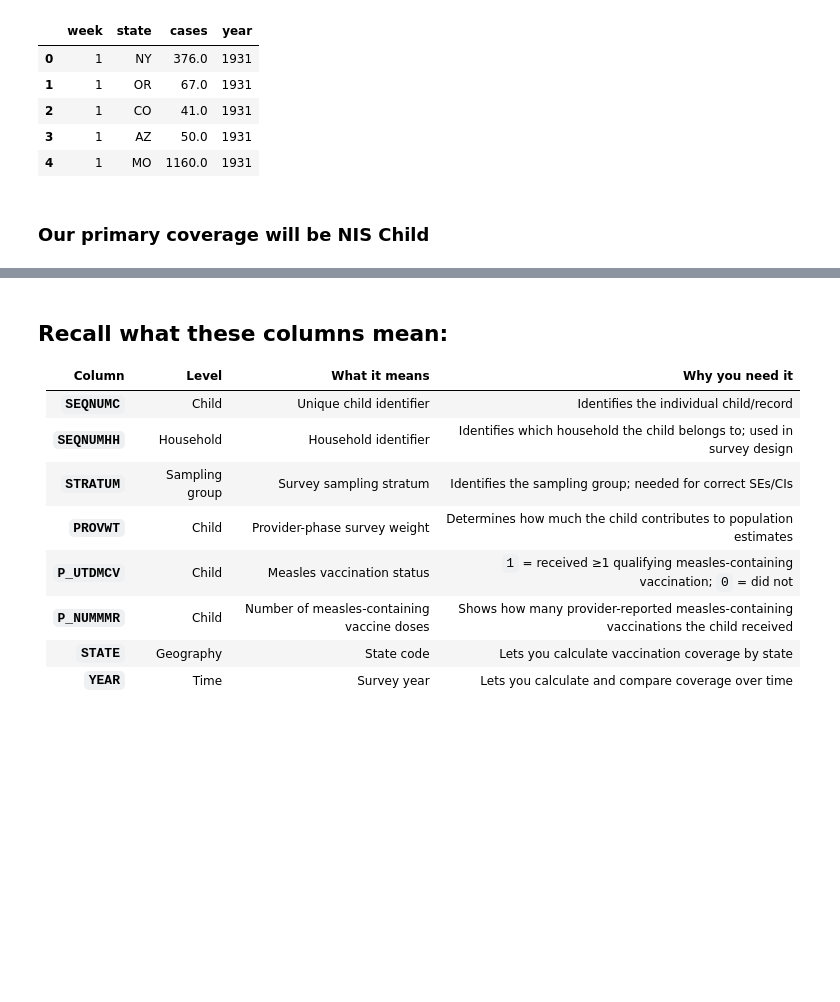
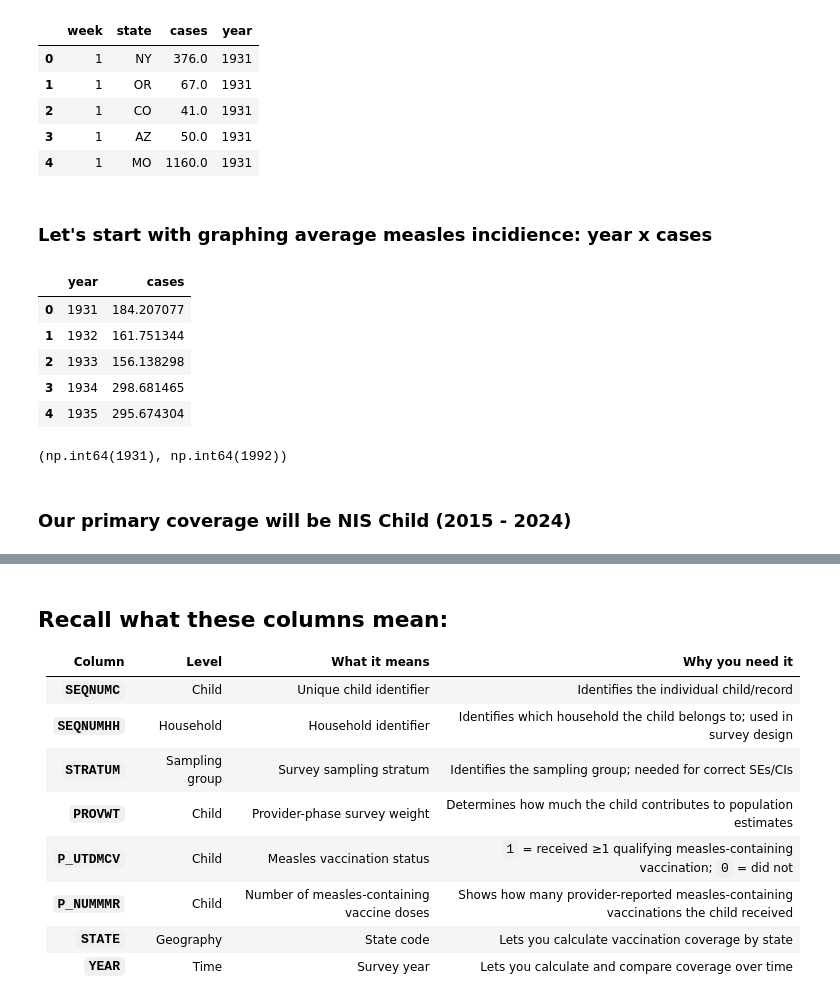
Before and after one commit to FusRaDa/biot670i_capstone_vaccination_project, a Jupyter notebook: rada_notebooks/04_measles_coverage_v_incidence.ipynb, the cells around one changed output, grey strips where cells are left out. Saved outputs shown, nothing was run; the diff lists cells and outputs as text; code cells hidden in the pictures; blank space fills up the shorter version.

```diff
--- a/rada_notebooks/04_measles_coverage_v_incidence.ipynb
+++ b/rada_notebooks/04_measles_coverage_v_incidence.ipynb
@@ -19,3 +19,19 @@ tycho_incidents_df.head()
 | 2 | 1 | CO | 41.0 | 1931 |
 | 3 | 1 | AZ | 50.0 | 1931 |
 | 4 | 1 | MO | 1160.0 | 1931 |
+# %% [markdown]
+### Let's start with graphing average measles incidience: year x cases
+# %%
+year_cases_nis_df = tycho_incidents_df.groupby(by='year')['cases'].mean().reset_index()
+year_cases_nis_df.head()
+# %% [output]
+|  | year | cases |
+| 0 | 1931 | 184.207077 |
+| 1 | 1932 | 161.751344 |
+| 2 | 1933 | 156.138298 |
+| 3 | 1934 | 298.681465 |
+| 4 | 1935 | 295.674304 |
+# %%
+year_cases_nis_df['year'].min(), year_cases_nis_df['year'].max()
+# %% [output]
+(np.int64(1931), np.int64(1992))
@@ -22,5 +55,5 @@ tycho_incidents_df.head()
 # %% [markdown]
-### Our primary coverage will be NIS Child
+### Our primary coverage will be NIS Child (2015 - 2024)
 # %%
 nis_coverage_df = pd.read_csv('../app/data/nis_measles_vacc_coverage.csv')
 nis_coverage_df.head()
```
Also changed, not shown: parts of 4 cells of this notebook, 2 other files.
